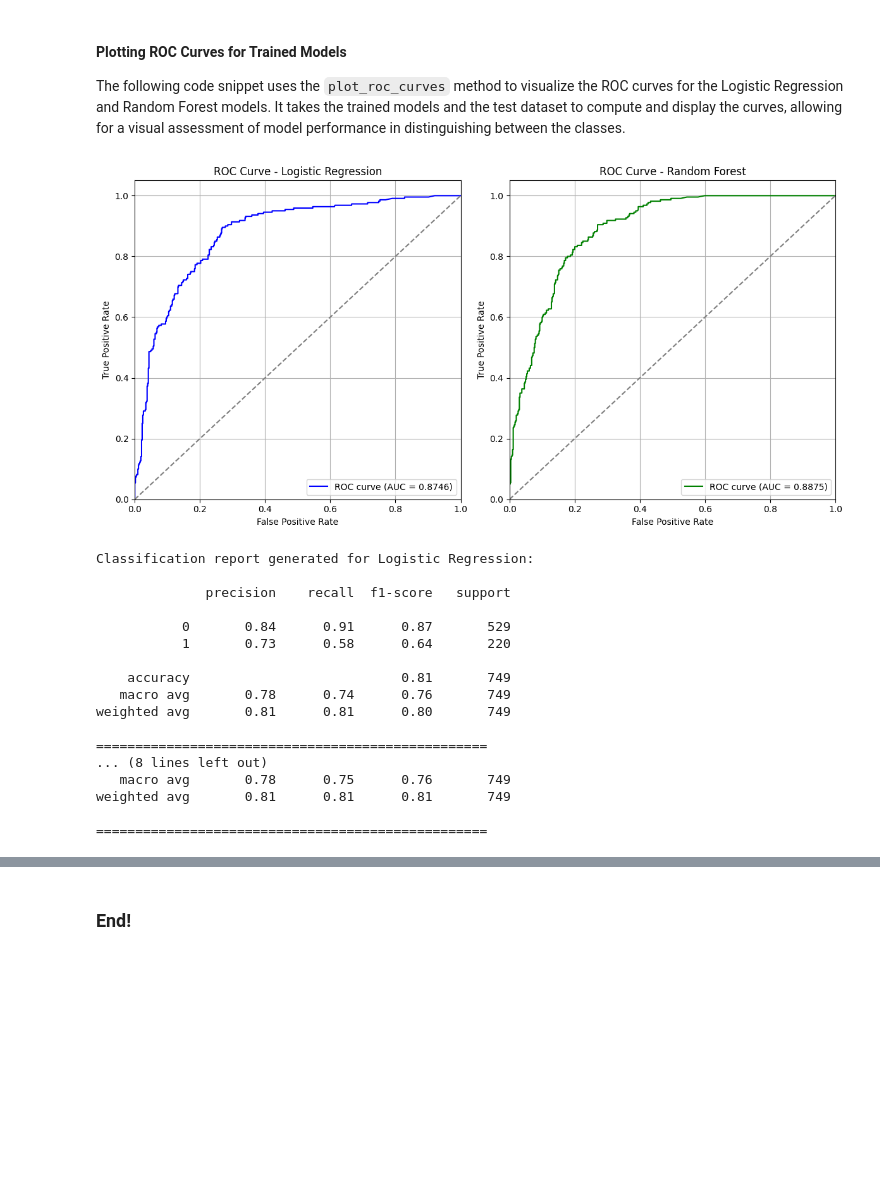
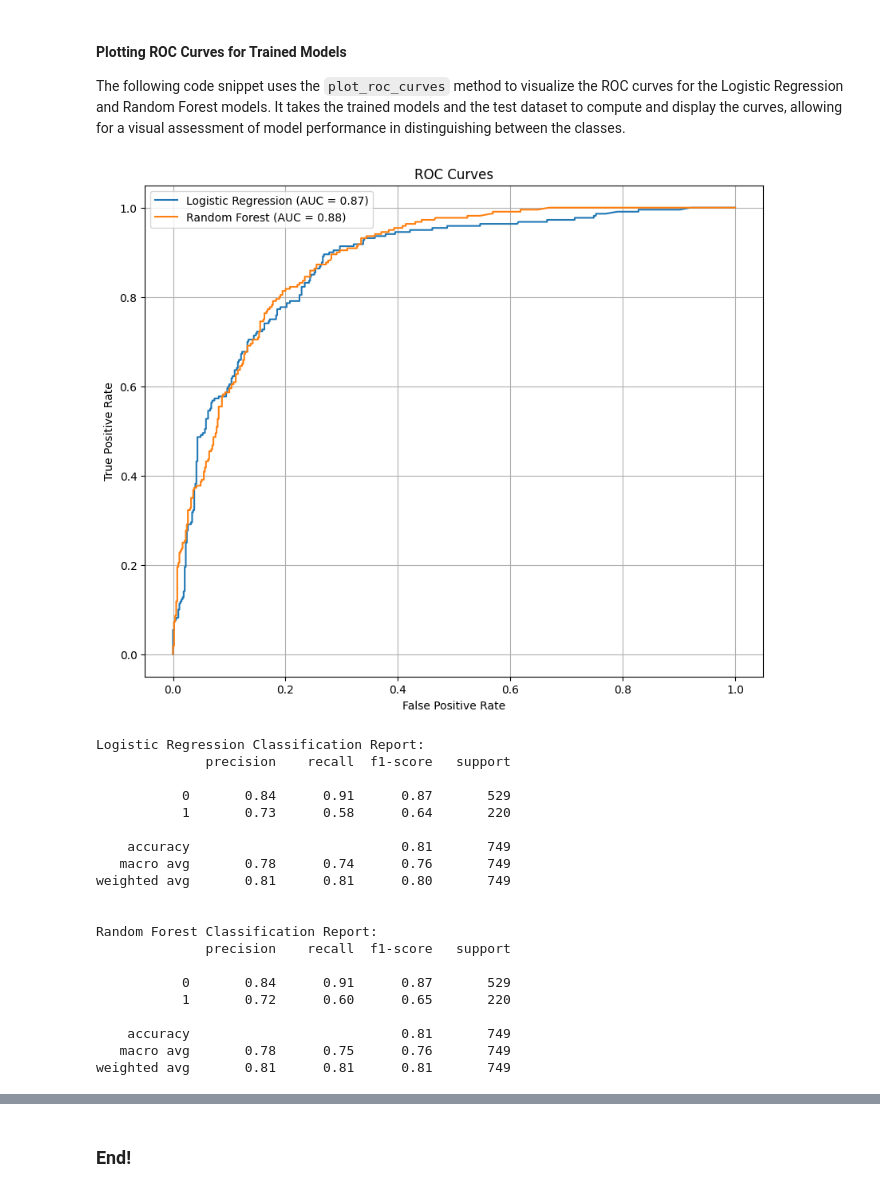
Before and after one commit to getahunTiruneh/Bati-Bank-Credit-Scoring-Model, a Jupyter notebook: notebooks/Model_building.ipynb, the cells around one changed output, grey strips where cells are left out. Cells and saved outputs as stored; diff of their text form; code cells hidden in the pictures; blank space fills up the shorter version.

Commit message:
update mlflow for model dev

```diff
--- a/notebooks/Model_building.ipynb
+++ b/notebooks/Model_building.ipynb
@@ -267,17 +268,16 @@ The following code snippet uses the `plot_roc_curves` method to visualize the RO
 # %%
 # Plot ROC curves for the trained Logistic Regression and Random Forest models using the test dataset
 models = {
     'Logistic Regression': logistic_model,
     'Random Forest': rf_model
 }
-trainer.plot_roc_curves(models, X_test, y_test)
+trainer.plot_roc_curves()
 # %% [output]
-[figure, old version]
+[figure, new version]
 # %%
-trainer.display_classification_reports(models,X_test,y_test)
+trainer.display_classification_reports()
 # %% [output]
-Classification report generated for Logistic Regression:
-
+Logistic Regression Classification Report:
               precision    recall  f1-score   support
 
            0       0.84      0.91      0.87       529
@@ -287,10 +287,14 @@ Classification report generated for Logistic Regression:
    macro avg       0.78      0.74      0.76       749
 weighted avg       0.81      0.81      0.80       749
 
-==================================================
-... (8 lines left out)
+
+Random Forest Classification Report:
+              precision    recall  f1-score   support
+
+           0       0.84      0.91      0.87       529
+           1       0.72      0.60      0.65       220
+
+    accuracy                           0.81       749
    macro avg       0.78      0.75      0.76       749
 weighted avg       0.81      0.81      0.81       749
-
-==================================================
 # %%
```
Also changed, not shown: parts of 10 cells of this notebook, 1 other file.
